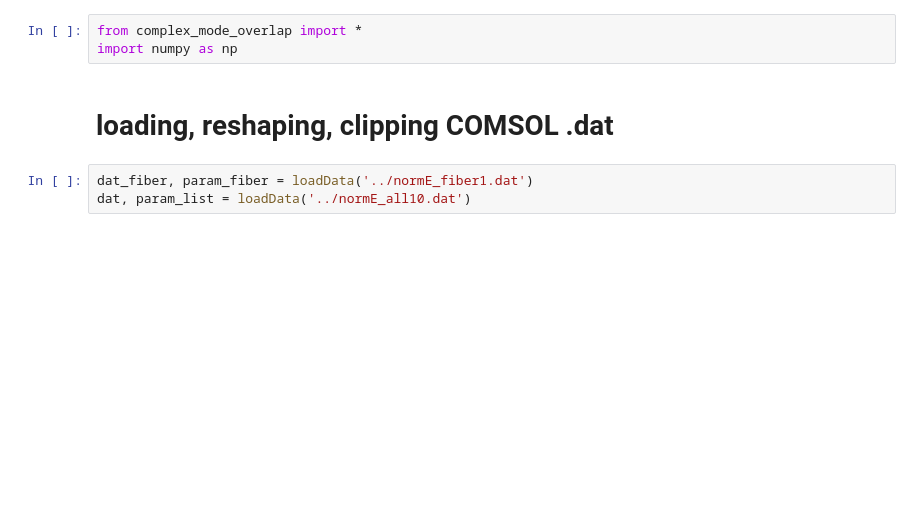
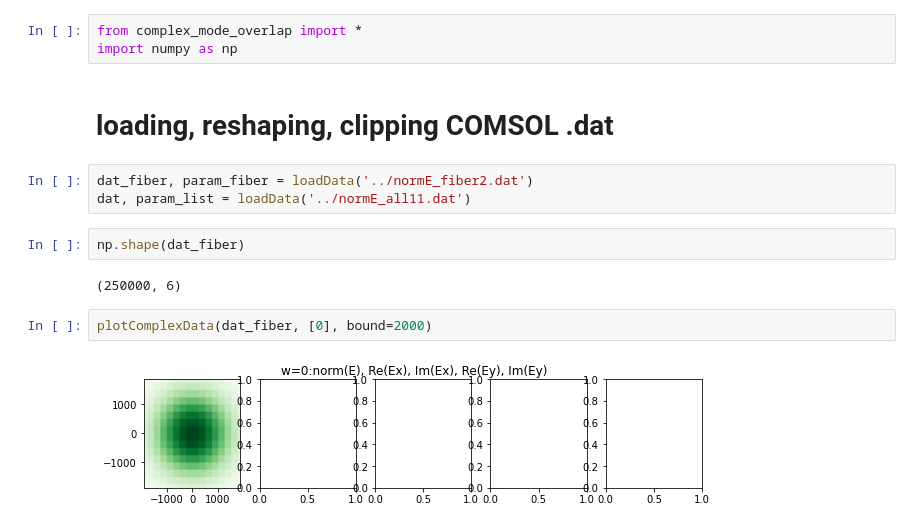
Before and after one commit to polnops/mode_overlap, a Jupyter notebook: mode_overlap.ipynb, the cells around one changed output. Saved outputs shown, nothing was run; the diff lists cells and outputs as text; blank space fills up the shorter version.

```diff
--- a/mode_overlap.ipynb
+++ b/mode_overlap.ipynb
@@ -4,8 +4,16 @@ import numpy as np
 # %% [markdown]
 # loading, reshaping, clipping COMSOL .dat
 # %%
-dat_fiber, param_fiber = loadData('../normE_fiber1.dat')
-dat, param_list = loadData('../normE_all10.dat')
+dat_fiber, param_fiber = loadData('../normE_fiber2.dat')
+dat, param_list = loadData('../normE_all11.dat')
+# %%
+np.shape(dat_fiber)
+# %% [output]
+(250000, 6)
+# %%
+plotComplexData(dat_fiber, [0], bound=2000)
+# %% [output]
+[figure, added]
 # %%
 plotComplexData(dat, param_list, bound=2000)
 # %% [output]
```
Also changed, not shown: parts of 12 cells of this notebook.
